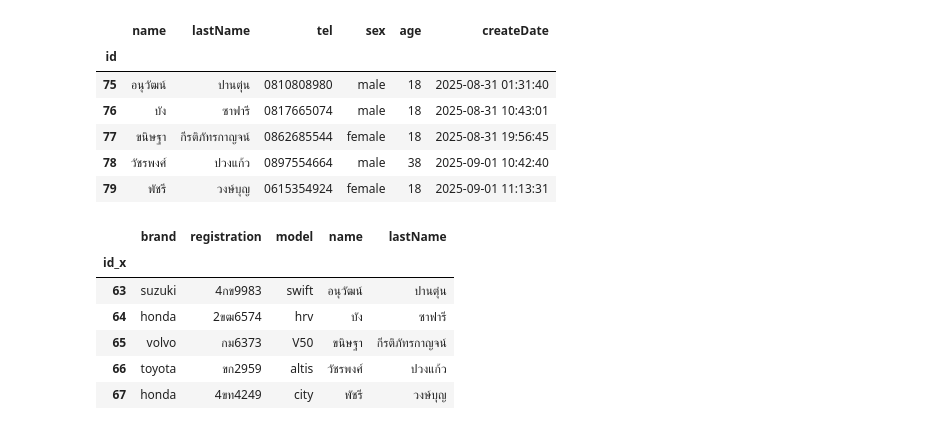
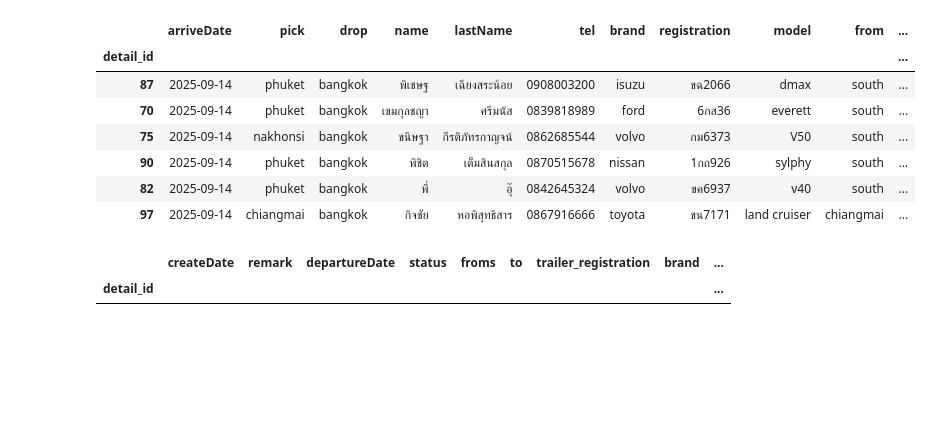
Before and after one commit to toatpor/trailor, a Jupyter notebook: dataAnalyst/data.analyst.ipynb, the cells around one changed output. Cells and saved outputs as stored; diff of their text form; code cells hidden in the pictures; blank space fills up the shorter version.

```diff
--- a/dataAnalyst/data.analyst.ipynb
+++ b/dataAnalyst/data.analyst.ipynb
@@ -154,24 +142,30 @@ today_booking
+# %%
+south_date = current_date - pd.Timedelta(days=1)
+arrived = detail.query('status == "arrived" & arriveDate.dt.date == @current_date').drop(columns=['route','departureDate','sex','createDate_x','createDate_y']).set_index('detail_id')
+arrived.reindex(columns=['arriveDate',"pick",'drop','name','lastName','tel','brand','registration','model','from','to','trailer_registration','remark'])
+# %% [output]
+|  | arriveDate | pick | drop | name | lastName | tel | brand | registration | model | from | ... |
+| detail_id |  |  |  |  |  |  |  |  |  |  | ... |
+| 87 | 2025-09-14 | phuket | bangkok | พิเชษฐ | เฉียงสระน้อย | 0908003200 | isuzu | ขฉ2066 | dmax | south | ... |
+| 70 | 2025-09-14 | phuket | bangkok | เขมกุลชญา | ศรีมนัส | 0839818989 | ford | 6กส36 | everett | south | ... |
+| 75 | 2025-09-14 | nakhonsi | bangkok | ขนิษฐา | กีรติภัทรกาญจน์ | 0862685544 | volvo | กม6373 | V50 | south | ... |
+| 90 | 2025-09-14 | phuket | bangkok | พิชิต | เต็มสินสกุล | 0870515678 | nissan | 1กถ926 | sylphy | south | ... |
+| 82 | 2025-09-14 | phuket | bangkok | พี่ | อุ๊ | 0842645324 | volvo | ขค6937 | v40 | south | ... |
+| 97 | 2025-09-14 | chiangmai | bangkok | กิจชัย | หอพิสุทธิสาร | 0867916666 | toyota | ขน7171 | land cruiser | chiangmai | ... |
+# %%
+today_booking = details.drop(columns=['createDate_y']).set_index('detail_id').rename(columns={"createDate_x": "createDate"}).query('createDate.dt.date == @current_date')
+today_booking
+# %% [output]
+|  | createDate | remark | departureDate | status | froms | to | trailer_registration | brand | ... |
+| detail_id |  |  |  |  |  |  |  |  | ... |
 # %%
-user.set_index('id').sort_index().tail(5)
+# user.set_index('id').sort_index().tail()
+# user.query('tel == "0849309353"')
+# user.query('name == "พิเชษฐ"').set_index('id')
-# %% [output]
-|  | name | lastName | tel | sex | age | createDate |
-| id |  |  |  |  |  |  |
-| 75 | อนุวัฒน์ | ปานตุ่น | 0810808980 | male | 18 | 2025-08-31 01:31:40 |
-| 76 | บัง | ซาฟารี | 0817665074 | male | 18 | 2025-08-31 10:43:01 |
-| 77 | ขนิษฐา | กีรติภัทรกาญจน์ | 0862685544 | female | 18 | 2025-08-31 19:56:45 |
-| 78 | วัชรพงศ์ | ปวงแก้ว | 0897554664 | male | 38 | 2025-09-01 10:42:40 |
-| 79 | พัชรี | วงษ์บุญ | 0615354924 | female | 18 | 2025-09-01 11:13:31 |
 # %%
-user_car =vehicle.merge(user, left_on="ownerId", right_on="id").set_index('id_x').drop( columns=['createDate_x','createDate_y','id_y','sex','age','ownerId','tel']).sort_index().tail(5)
-user_car
+# user_car =vehicle.merge(user, left_on="ownerId", right_on="id").set_index('id_x').drop( columns=['createDate_x','createDate_y','id_y','sex','age','ownerId','tel']).sort_index()
+# user_car.tail()
+# user_car.query('registration == "ขข4202"')
-# %% [output]
-|  | brand | registration | model | name | lastName |
-| id_x |  |  |  |  |  |
-| 63 | suzuki | 4กข9983 | swift | อนุวัฒน์ | ปานตุ่น |
-| 64 | honda | 2ขฒ6574 | hrv | บัง | ซาฟารี |
-| 65 | volvo | กม6373 | V50 | ขนิษฐา | กีรติภัทรกาญจน์ |
-| 66 | toyota | ขก2959 | altis | วัชรพงศ์ | ปวงแก้ว |
-| 67 | honda | 4ขท4249 | city | พัชรี | วงษ์บุญ |
 # %%
 # chiangmai = detail.query("route.str.contains('chiangrai|chiangmai', regex=True,case=False)").assign(isChiangmai = lambda x: x.route.str.contains('chiangmai'))
 # chiangmai.groupby(["isChiangmai", pd.Grouper(key='departureDate', freq='W-SUN')]).count()
```
Also changed, not shown: parts of 16 cells of this notebook, 17 other files.
